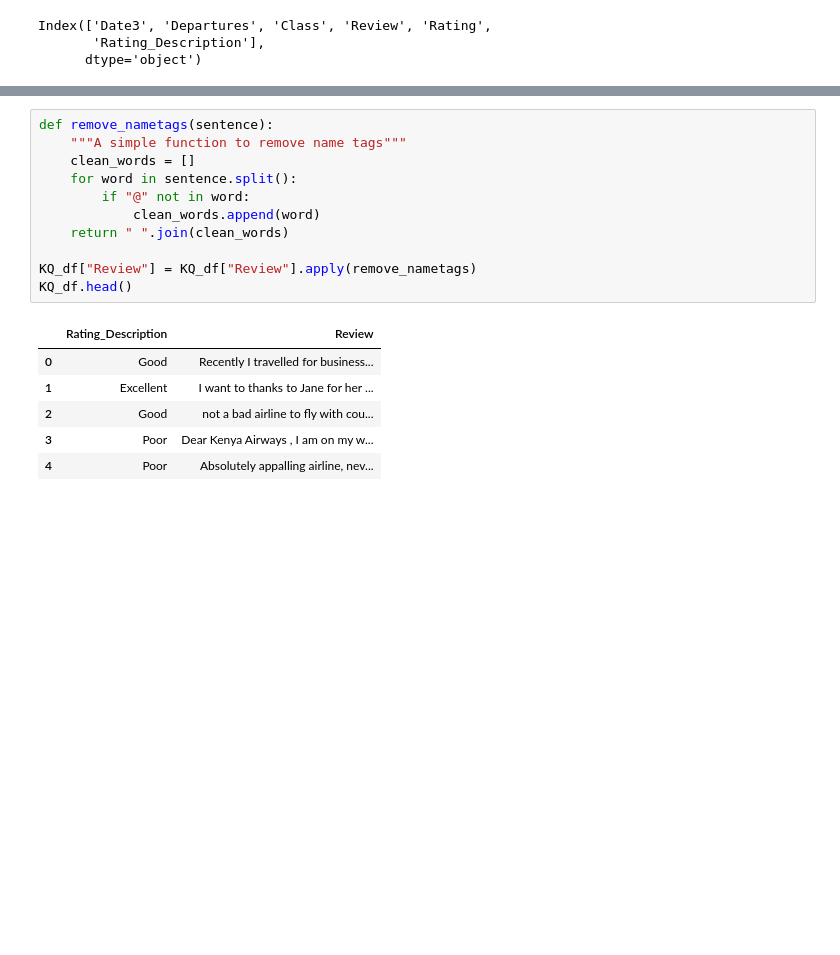
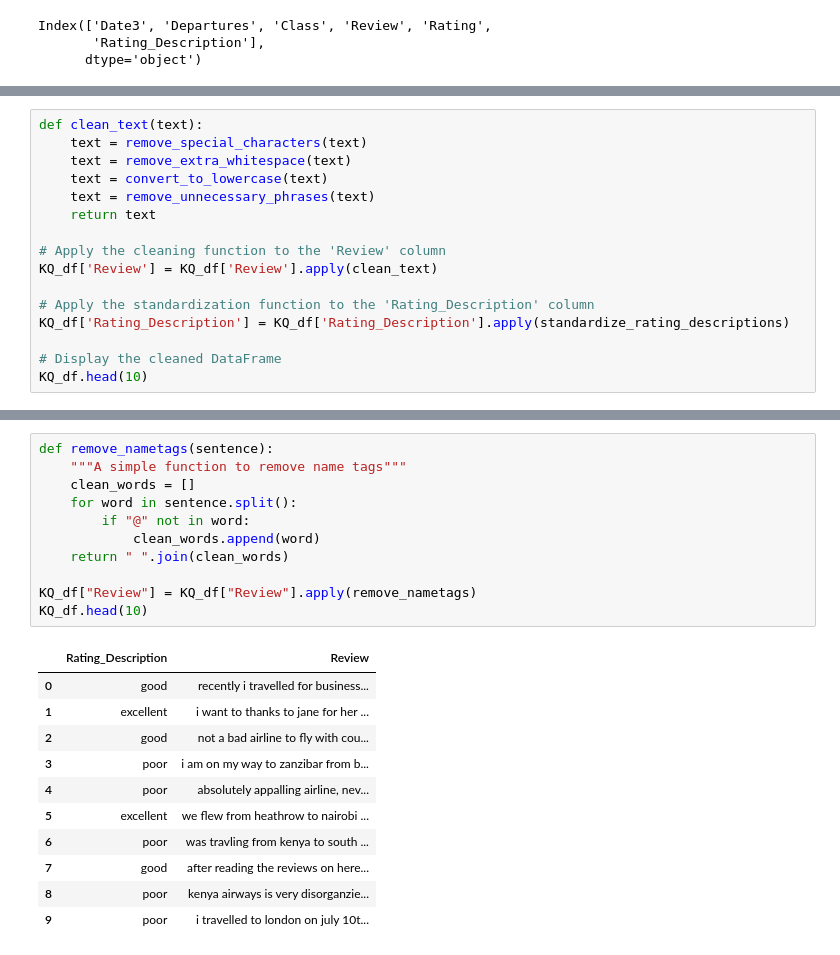
Before and after one commit to JEr1yAnalst/CAPSTONE-PROJECT-sentiment-analysis, a Jupyter notebook: notebook.ipynb, the cells around one changed output, grey strips where cells are left out. Drawn from its saved outputs; the diff is of its cells as text; blank space fills up the shorter version.

```diff
--- a/notebook.ipynb
+++ b/notebook.ipynb
@@ -416,0 +420,16 @@ KQ_df.head()
+# %%
+def clean_text(text):
+    text = remove_special_characters(text)
+    text = remove_extra_whitespace(text)
+    text = convert_to_lowercase(text)
+    text = remove_unnecessary_phrases(text)
+    return text
+
+# Apply the cleaning function to the 'Review' column
+KQ_df['Review'] = KQ_df['Review'].apply(clean_text)
+
+# Apply the standardization function to the 'Rating_Description' column
+KQ_df['Rating_Description'] = KQ_df['Rating_Description'].apply(standardize_rating_descriptions)
+
+# Display the cleaned DataFrame
+KQ_df.head(10)
@@ -417,18 +448,23 @@ KQ_df.head()
 # %%
 def remove_nametags(sentence):
     """A simple function to remove name tags"""
     clean_words = []
     for word in sentence.split():
         if "@" not in word:
             clean_words.append(word)
     return " ".join(clean_words)
 
 KQ_df["Review"] = KQ_df["Review"].apply(remove_nametags)
-KQ_df.head()
+KQ_df.head(10)
 # %% [output]
 |  | Rating_Description | Review |
-| 0 | Good | Recently I travelled for business... |
-| 1 | Excellent | I want to thanks to Jane for her ... |
-| 2 | Good | not a bad airline to fly with cou... |
-| 3 | Poor | Dear Kenya Airways , I am on my w... |
-| 4 | Poor | Absolutely appalling airline, nev... |
+| 0 | good | recently i travelled for business... |
+| 1 | excellent | i want to thanks to jane for her ... |
+| 2 | good | not a bad airline to fly with cou... |
+| 3 | poor | i am on my way to zanzibar from b... |
+| 4 | poor | absolutely appalling airline, nev... |
+| 5 | excellent | we flew from heathrow to nairobi ... |
+| 6 | poor | was travling from kenya to south ... |
+| 7 | good | after reading the reviews on here... |
+| 8 | poor | kenya airways is very disorganzie... |
+| 9 | poor | i travelled to london on july 10t... |
```
Also changed, not shown: parts of 21 cells of this notebook.
